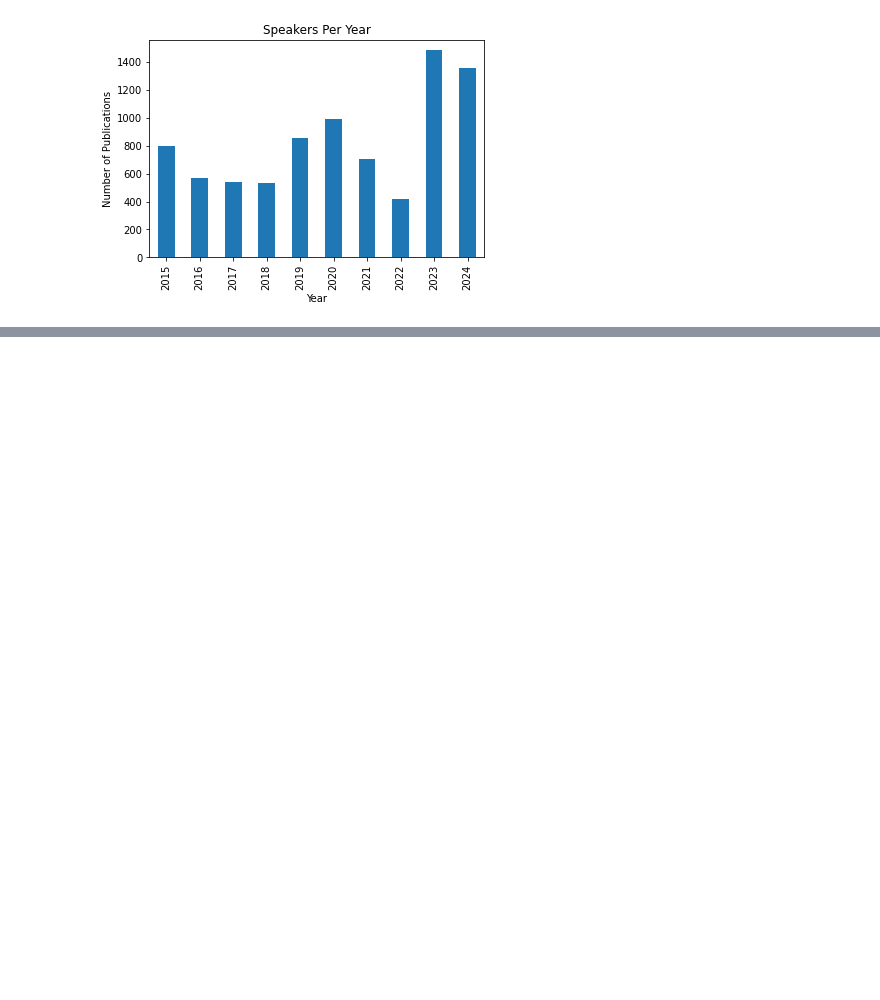
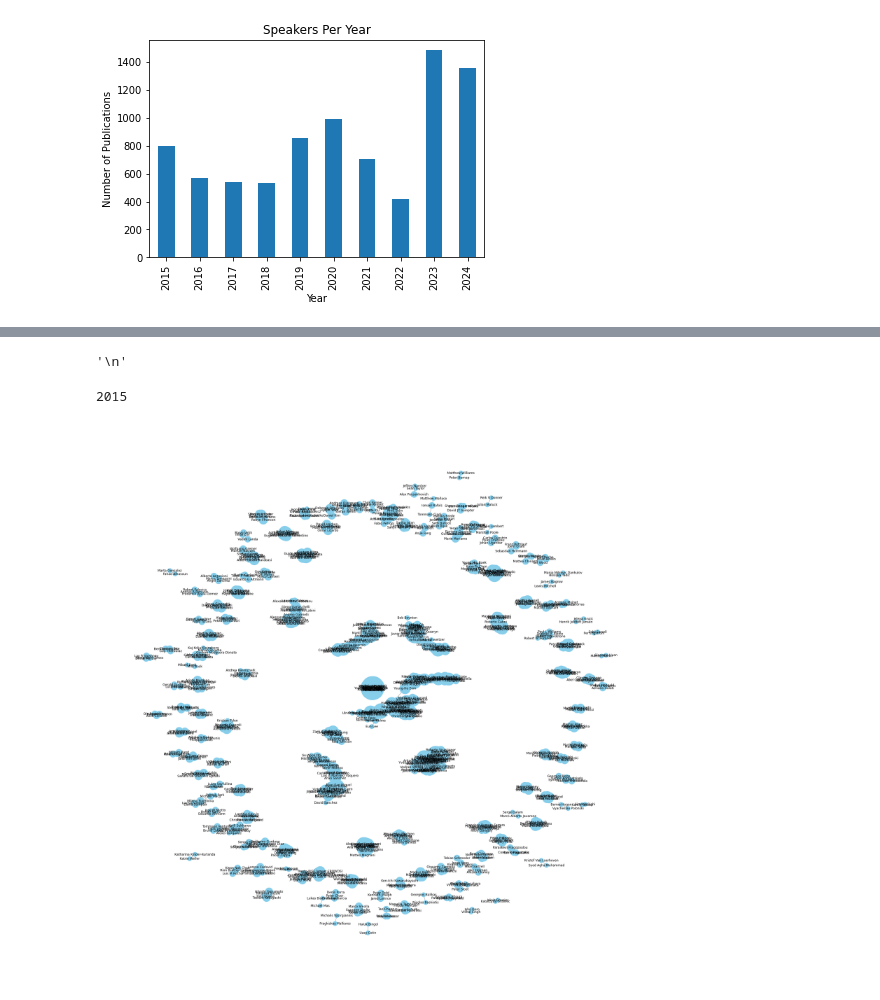
Before and after one commit to pardelapawel/css, a Jupyter notebook: speakers_prep.ipynb, the cells around one changed output, grey strips where cells are left out. Drawn from its saved outputs; the diff is of its cells as text; code cells hidden in the pictures; blank space fills up the shorter version.

```diff
--- a/speakers_prep.ipynb
+++ b/speakers_prep.ipynb
@@ -92,0 +172,33 @@ plt.show()
+# %%
+'''
+'''
+# %% [output]
+'\n'
+# %%
+
+##################
+# this is a test #
+##################
+
+import networkx as nx
+
+# it takes ~15s per year
+for year, speakers_series in df.sort_values('Year').groupby('Year')['Speakers']:
+    G = nx.Graph()
+    print(year)
+    for speakers_line in speakers_series:
+        # print(speakers_line)
+        speakers = speakers_line.split(', ')
+        for no, speaker in enumerate(speakers, start=1):
+            # G.add_node(speaker)
+            for speaker2 in speakers[no:]:
+                G.add_edge(speaker, speaker2)
+
+    node_sizes = [G.degree(n) * 300 for n in G.nodes()]
+    plt.figure(figsize=(30,30))
+    nx.draw(G, with_labels=True, node_size=node_sizes, node_color="skyblue", edge_color="gray", font_size=12, title=f'Speakers network in {year}')
+    plt.show()
+    break
+# %% [output]
+2015
+[figure, added]
```
Also changed, not shown: parts of 6 cells of this notebook.
